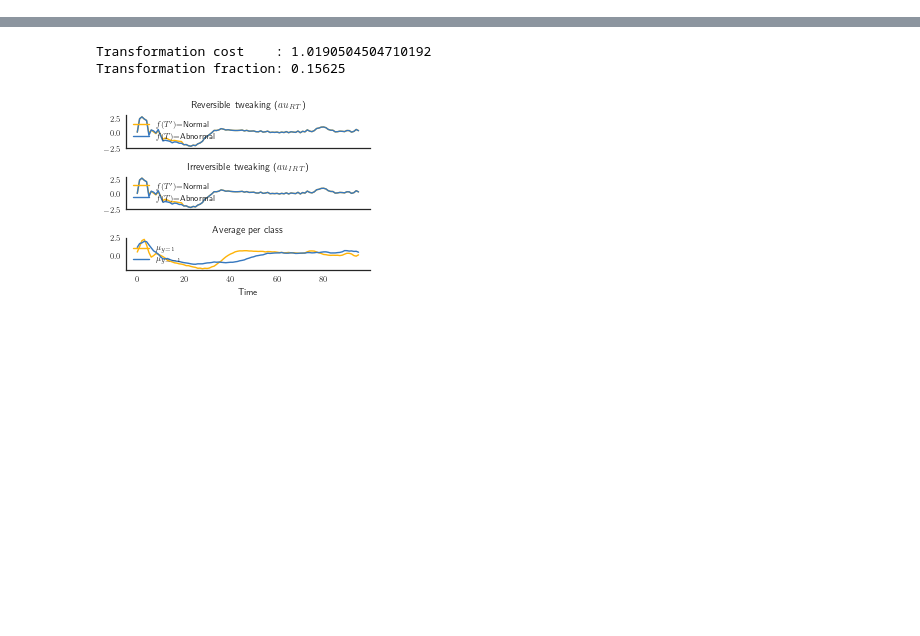
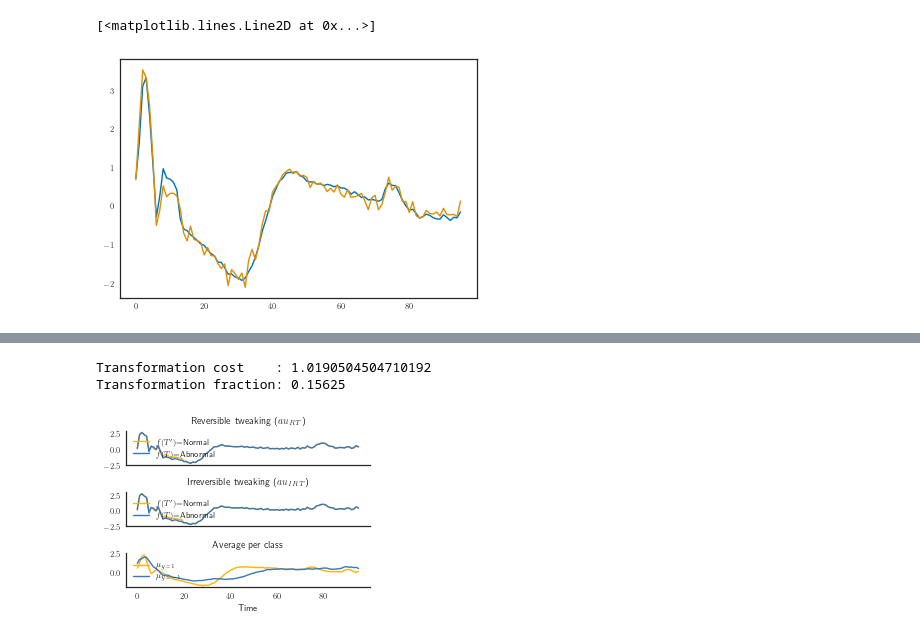
Before and after one commit to isaksamsten/tsexplain, a Jupyter notebook: TimeSeries_Transform.ipynb, the cells around one changed output, grey strips where cells are left out. Drawn from its saved outputs; the diff is of its cells as text; code cells hidden in the pictures; blank space fills up the shorter version.

```diff
--- a/TimeSeries_Transform.ipynb
+++ b/TimeSeries_Transform.ipynb
@@ -101,0 +131,6 @@ t.fit(x_train, y_train, to_label)
+# %%
+plt.plot(b.cluster_centers_[8,:])
+plt.plot(x_train[0,:])
+# %% [output]
+[<matplotlib.lines.Line2D at 0x...>]
+[figure, added]
```
Also changed, not shown: parts of 9 cells of this notebook, 1 other file.
